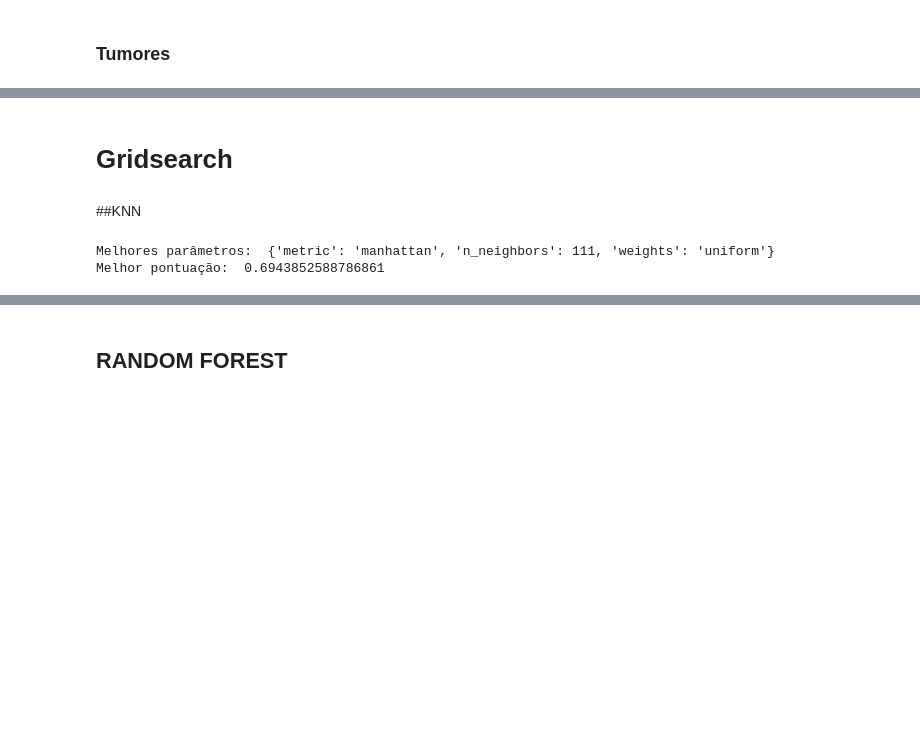
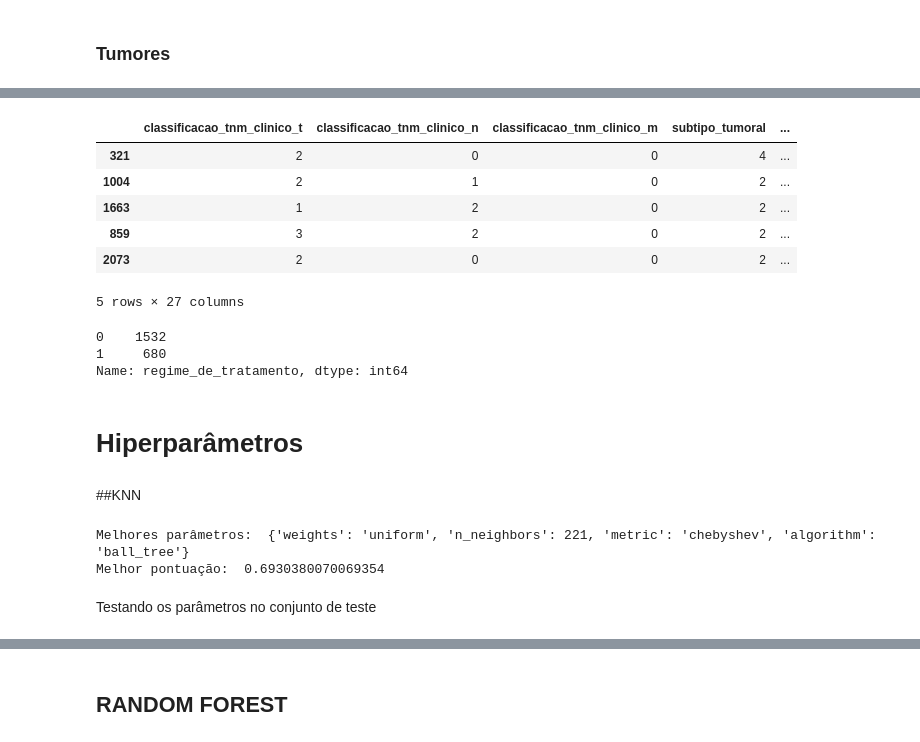
Before and after one commit to 2023M3T5-Inteli/grupo4, a Jupyter notebook: notebooks/Sprint 4.ipynb, the cells around one changed output, grey strips where cells are left out. Saved outputs shown, nothing was run; the diff lists cells and outputs as text; code cells hidden in the pictures; blank space fills up the shorter version.

```diff
--- a/notebooks/Sprint 4.ipynb
+++ b/notebooks/Sprint 4.ipynb
@@ -1142,0 +1162,7 @@ Precisao Teste: 0.5340909090909091
+# %%
+from sklearn.ensemble import AdaBoostClassifier
+
+ab_classifier = AdaBoostClassifier()
+ab_classifier.fit(X_train, y_train)
+
+print_results(ab_classifier, X_train, y_train, X_test, y_test)
@@ -1165,26 +1207,45 @@ px.box(df[['subtipo_tumoral', 'ki67_qtd', 'progesterona_qtd', 'estrogenio_qtd']]
+# %%
+X_train.head()
+# %% [output]
+|  | classificacao_tnm_clinico_t | classificacao_tnm_clinico_n | classificacao_tnm_clinico_m | subtipo_tumoral | ... |
+| 321 | 2 | 0 | 0 | 4 | ... |
+| 1004 | 2 | 1 | 0 | 2 | ... |
+| 1663 | 1 | 2 | 0 | 2 | ... |
+| 859 | 3 | 2 | 0 | 2 | ... |
+| 2073 | 2 | 0 | 0 | 2 | ... |
+5 rows × 27 columns
+# %%
+df_y.value_counts()
+# %% [output]
+0    1532
+1     680
+Name: regime_de_tratamento, dtype: int64
 # %% [markdown]
-# Gridsearch
+# Hiperparâmetros
 # %% [markdown]
 ##KNN
 # %%
 from sklearn.neighbors import KNeighborsClassifier
-from sklearn.model_selection import GridSearchCV
+from sklearn.model_selection import RandomizedSearchCV
 
-# Definindo os parâmetros otimizar
-dicionario_grid_knn = {'n_neighbors':range(50,300),
+# Define o escopo dos parâmetros
+dicionario_grid_knn = {'n_neighbors':np.arange(3, 300, 2),
               'weights': ['uniform', 'distance'],
-              'metric': ['euclidean', 'manhattan']}
+              'metric': ['euclidean', 'manhattan', 'chebyshev'],
+              'algorithm': ['ball_tree', 'kd_tree', 'brute']}
 
-# Criando o modelo KNN
+# Define o algoritmo
 knn = KNeighborsClassifier()
 
-# Executando a pesquisa em grade com validação cruzada
-grid_search_knn = GridSearchCV(knn, dicionario_grid_knn, cv=5)
-grid_search_knn.fit(df_x, df_y)
+# Executa a pesquisa pelos melhores parâmetros
+random_search_knn = RandomizedSearchCV(knn, dicionario_grid_knn, cv=5, random_state=777)
+random_search_knn.fit(df_x, df_y)
 
-# Exibindo os melhores parâmetros e a pontuação correspondente
-print("Melhores parâmetros: ", grid_search_knn.best_params_)
-print("Melhor pontuação: ", grid_search_knn.best_score_)
+# Exibe os melhores parâmetros e a pontuação correspondente
+print("Melhores parâmetros: ", random_search_knn.best_params_)
+print("Melhor pontuação: ", random_search_knn.best_score_)
 # %% [output]
-Melhores parâmetros:  {'metric': 'manhattan', 'n_neighbors': 111, 'weights': 'uniform'}
-Melhor pontuação:  0.6943852588786861
+Melhores parâmetros:  {'weights': 'uniform', 'n_neighbors': 221, 'metric': 'chebyshev', 'algorithm': 'ball_tree'}
+Melhor pontuação:  0.6930380070069354
+# %% [markdown]
+Testando os parâmetros no conjunto de teste
```
Also changed, not shown: parts of 21 cells of this notebook.
